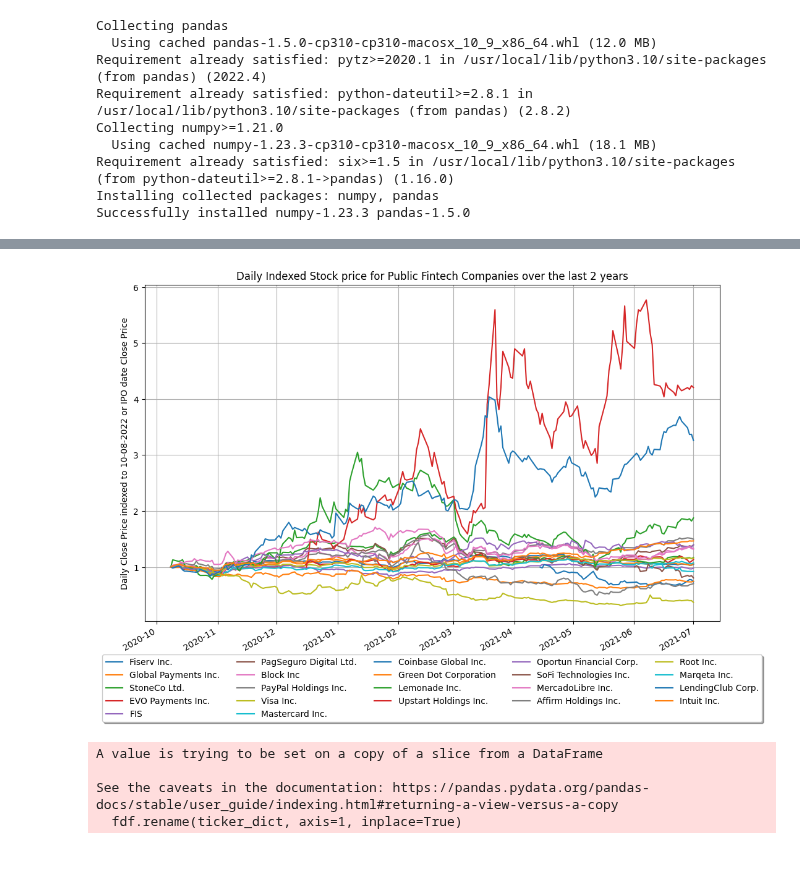
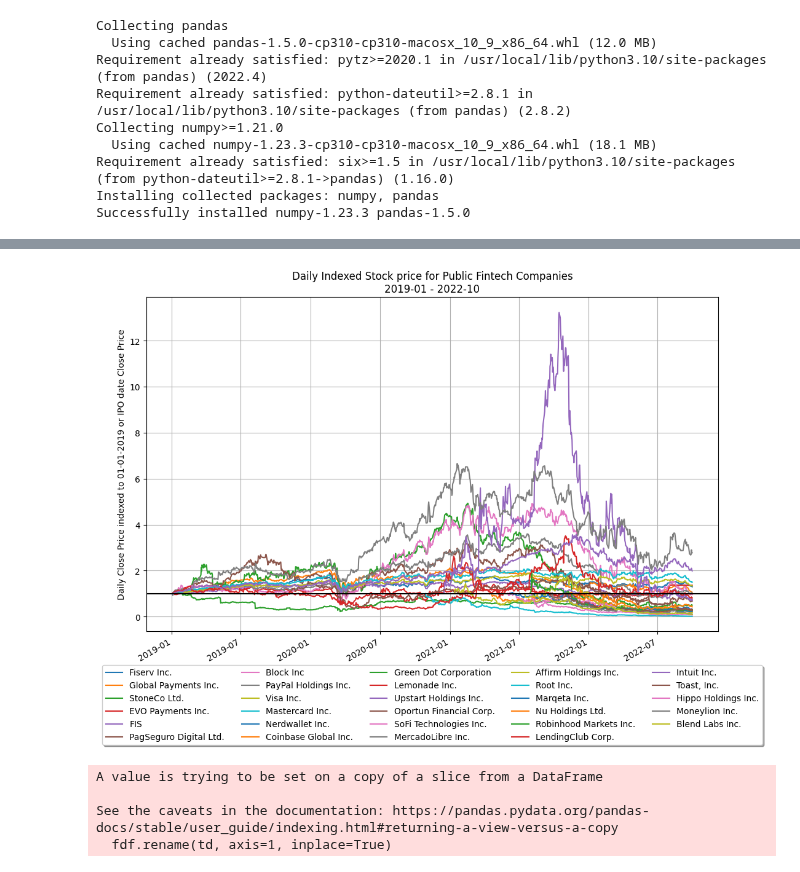
Before and after one commit to franciscojavierarceo/Python, a Jupyter notebook: notebooks/fintech-stocks.ipynb, the cells around one changed output, grey strips where cells are left out. Saved outputs shown, nothing was run; the diff lists cells and outputs as text; code cells hidden in the pictures.

```diff
--- a/notebooks/fintech-stocks.ipynb
+++ b/notebooks/fintech-stocks.ipynb
@@ -84,12 +89,13 @@ rdf.rename({
 # %%
 def call_tickers_rate_limited(tickers: list, n: int=5, duration:int=60) -> list:
-    sleep_time = duration / n
+    sleep_time = 0 if n == 0 else duration / n
     output = []
     for ticker in tickers:
         res = get_historical_price_data(ticker)
         if res.shape[0] > 0:
             output.append(res)
-        time.sleep(sleep_time)
+        if n > 0:
+            time.sleep(sleep_time)
     return output
 # %%
 tickers = [
@@ -158,5 +164,5 @@ ticker_dict = {
 
 tickers = list(ticker_dict.keys())
 
-odf = call_tickers_rate_limited(tickers)
+odf = call_tickers_rate_limited(tickers, n=0)
 # %% [output]
@@ -194,22 +216,5 @@ for r, i in enumerate(odf):
 # %%
-cols = ['t']
-fdf = pd.DataFrame(pd.to_datetime(list(xdates)), columns=['t'])
-
-for i, tdf in enumerate(odf):
-    # indexed
-    tmp = fdf.merge(tdf, how='left', left_on='t', right_on='t')
-    tmp.sort_values(by='t', inplace=True)
-    tmp['c'] = tmp['c'] / tmp[tmp['c'].notna()]['c'].values[0]
-    ticker = tmp['ticker'][tmp['ticker'].notna()].unique()[0]
-    tmp.rename({'c': ticker}, axis=1, inplace=True)
-    if type(ticker) == str:
-        cols.append(ticker)
-        fdf = tmp[cols]
-    else:
-        print(f'excluding {ticker}')
-        break
-
-fdf.rename(ticker_dict, axis=1, inplace=True)
+fdf = clean_data(odf, xdates, ticker_dict, True, 'c')
 # %% [output]
 A value is trying to be set on a copy of a slice from a DataFrame
 
@@ -228,34 +239,18 @@ fdf.head()
 # %%
 fdf.plot(x='t', figsize=(12, 8))
 plt.grid()
-plt.title('Daily Indexed Stock price for Public Fintech Companies over the last 2 years')
-plt.ylabel('Daily Close Price indexed to 10-08-2022 or IPO date Close Price')
-plt.legend(loc='center', bbox_to_anchor=(0.5, -.20), ncol=5, fancybox = True, shadow = True)
+plt.title('Daily Indexed Stock price for Public Fintech Companies\n2019-01 - 2022-10')
+plt.ylabel('Daily Close Price indexed to 01-01-2019 or IPO date Close Price')
+plt.axhline(y=1, c='black')
+plt.legend(loc='center', bbox_to_anchor=(0.5, -.22), ncol=5, fancybox = True, shadow = True)
 plt.show()
 # %% [output]
-[figure, old version]
+[figure, new version]
 # %%
-cols = ['t']
-fdf = pd.DataFrame(pd.to_datetime(list(xdates)), columns=['t'])
-
-for i, tdf in enumerate(odf):
-    # indexed
-    tmp = fdf.merge(tdf, how='left', left_on='t', right_on='t')
-    tmp.sort_values(by='t', inplace=True)
-    # tmp['c'] = tmp['c'] / tmp[tmp['c'].notna()]['c'].values[0]
-    ticker = tmp['ticker'][tmp['ticker'].notna()].unique()[0]
-    tmp.rename({'c': ticker}, axis=1, inplace=True)
-    if type(ticker) == str:
-        cols.append(ticker)
-        fdf = tmp[cols]
-    else:
-        print(f'excluding {ticker}')
-        break
-
-fdf.rename(ticker_dict, axis=1, inplace=True)
+mcdf = clean_data(odf, xdates, ticker_dict, False, 'market_cap')
 # %% [output]
 A value is trying to be set on a copy of a slice from a DataFrame
 
 See the caveats in the documentation: https://pandas.pydata.org/pandas-docs/stable/user_guide/indexing.html#returning-a-view-versus-a-copy
-  fdf.rename(ticker_dict, axis=1, inplace=True)
+  fdf.rename(td, axis=1, inplace=True)
 # %%
```
Also changed, not shown: parts of 17 cells of this notebook, 1 other file.
